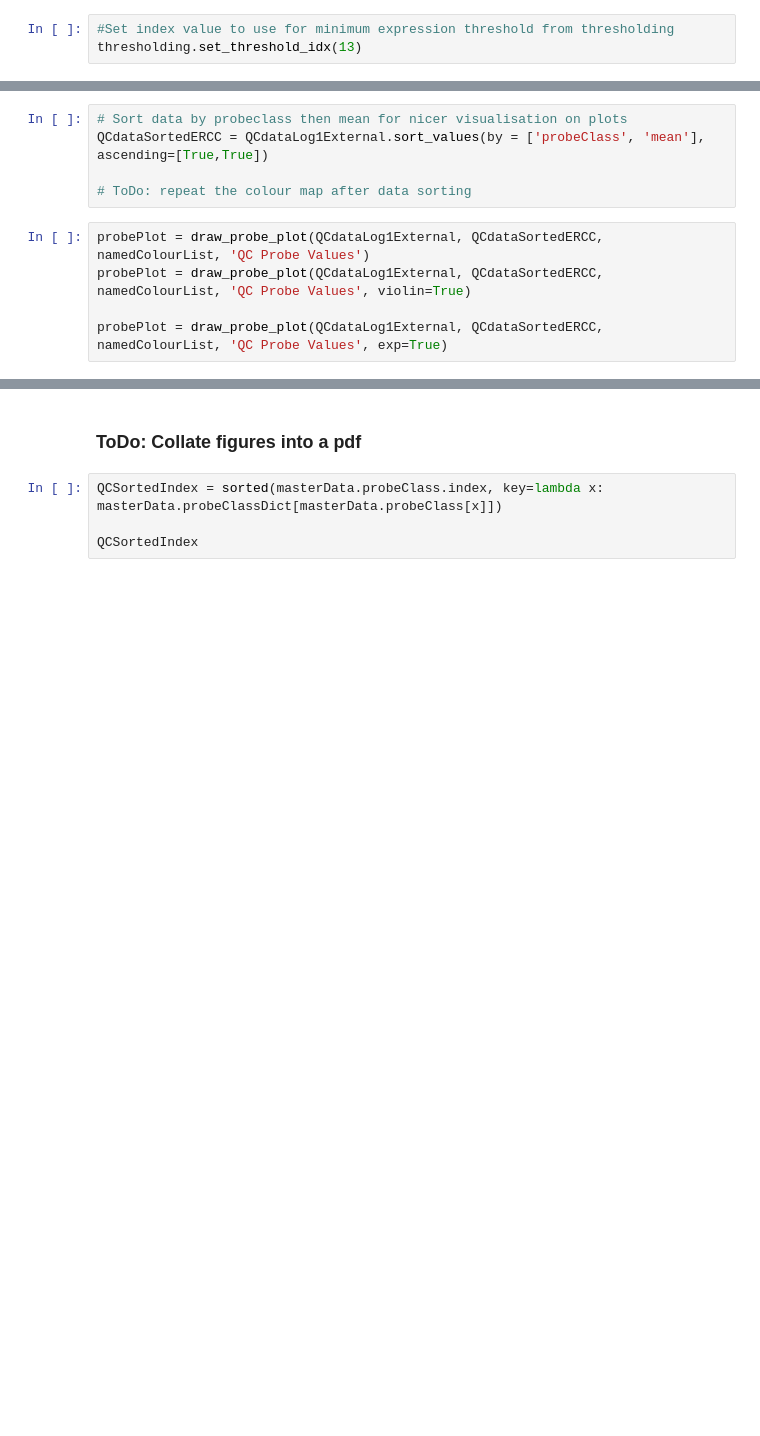
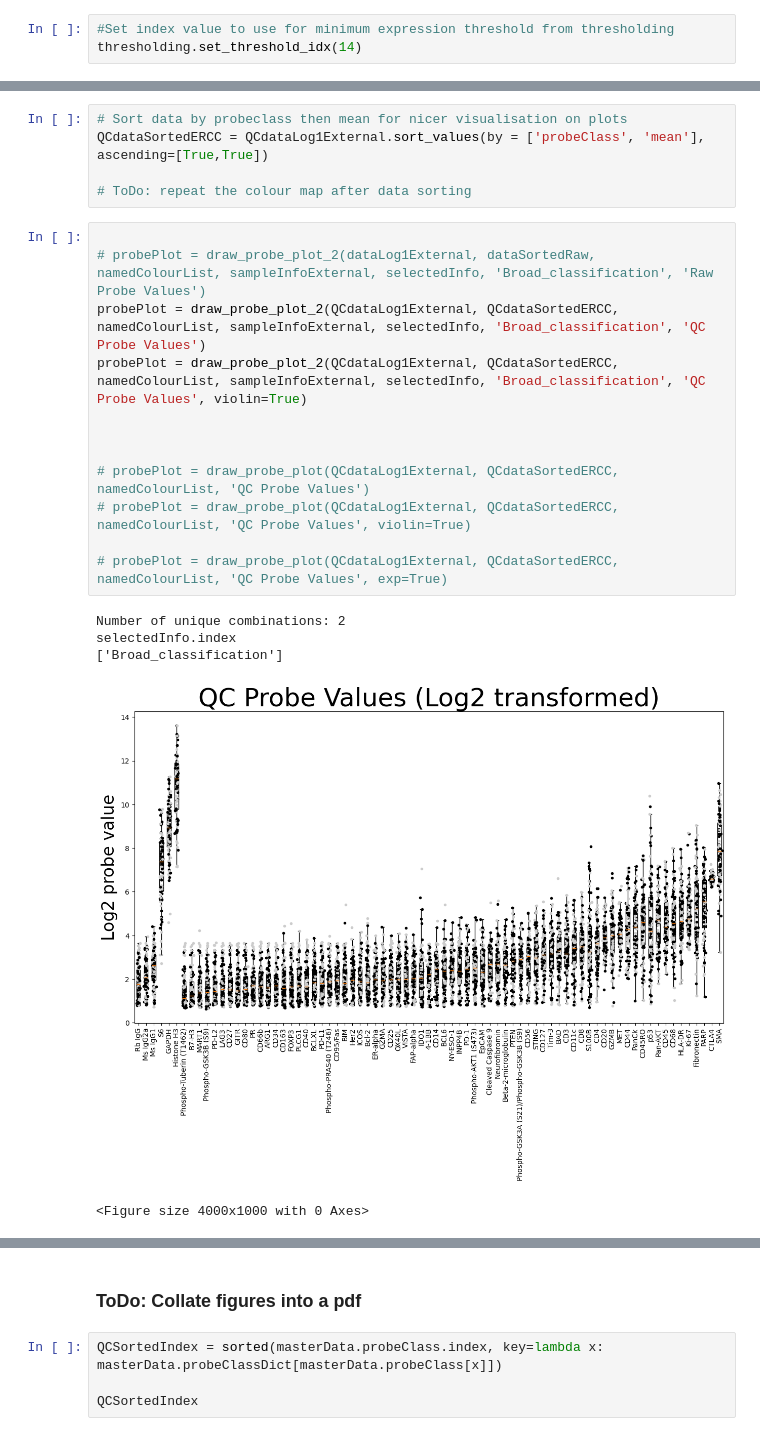
Before and after one commit to kyleupton/DSP_EDA_Protein, a Jupyter notebook: DSP_nCounter_Protein_QC_Git.ipynb, the cells around one changed output, grey strips where cells are left out. Cells and saved outputs as stored; diff of their text form; blank space fills up the shorter version.

```diff
--- a/DSP_nCounter_Protein_QC_Git.ipynb
+++ b/DSP_nCounter_Protein_QC_Git.ipynb
@@ -1183,3 +1309,3 @@ thresholding.check_threshold(10,20)
 # %%
 #Set index value to use for minimum expression threshold from thresholding
-thresholding.set_threshold_idx(13)
+thresholding.set_threshold_idx(14)
@@ -1332,7 +1593,20 @@ QCdataSortedERCC = QCdataLog1External.sort_values(by = ['probeClass', 'mean'], a
 
 # ToDo: repeat the colour map after data sorting
 # %%
-probePlot = draw_probe_plot(QCdataLog1External, QCdataSortedERCC, namedColourList, 'QC Probe Values')
-probePlot = draw_probe_plot(QCdataLog1External, QCdataSortedERCC, namedColourList, 'QC Probe Values', violin=True)
 
-probePlot = draw_probe_plot(QCdataLog1External, QCdataSortedERCC, namedColourList, 'QC Probe Values', exp=True)
+# probePlot = draw_probe_plot_2(dataLog1External, dataSortedRaw, namedColourList, sampleInfoExternal, selectedInfo, 'Broad_classification', 'Raw Probe Values')
+probePlot = draw_probe_plot_2(QCdataLog1External, QCdataSortedERCC, namedColourList, sampleInfoExternal, selectedInfo, 'Broad_classification', 'QC Probe Values')
+probePlot = draw_probe_plot_2(QCdataLog1External, QCdataSortedERCC, namedColourList, sampleInfoExternal, selectedInfo, 'Broad_classification', 'QC Probe Values', violin=True)
+
+
+
+# probePlot = draw_probe_plot(QCdataLog1External, QCdataSortedERCC, namedColourList, 'QC Probe Values')
+# probePlot = draw_probe_plot(QCdataLog1External, QCdataSortedERCC, namedColourList, 'QC Probe Values', violin=True)
+
+# probePlot = draw_probe_plot(QCdataLog1External, QCdataSortedERCC, namedColourList, 'QC Probe Values', exp=True)
+# %% [output]
+Number of unique combinations: 2
+selectedInfo.index
+['Broad_classification']
+[figure, added]
+<Figure size 4000x1000 with 0 Axes>
```
Also changed, not shown: parts of 50 cells of this notebook, 8 other files.
